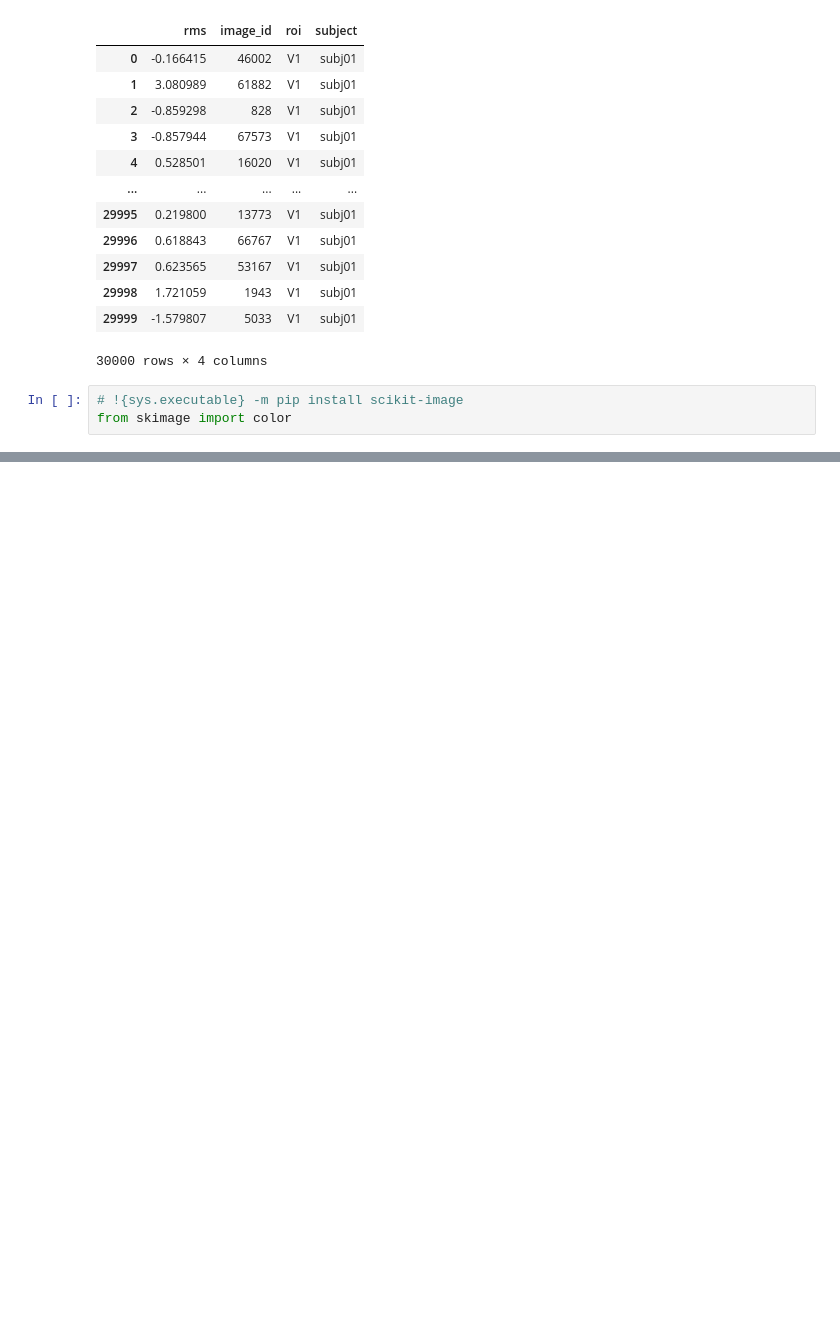
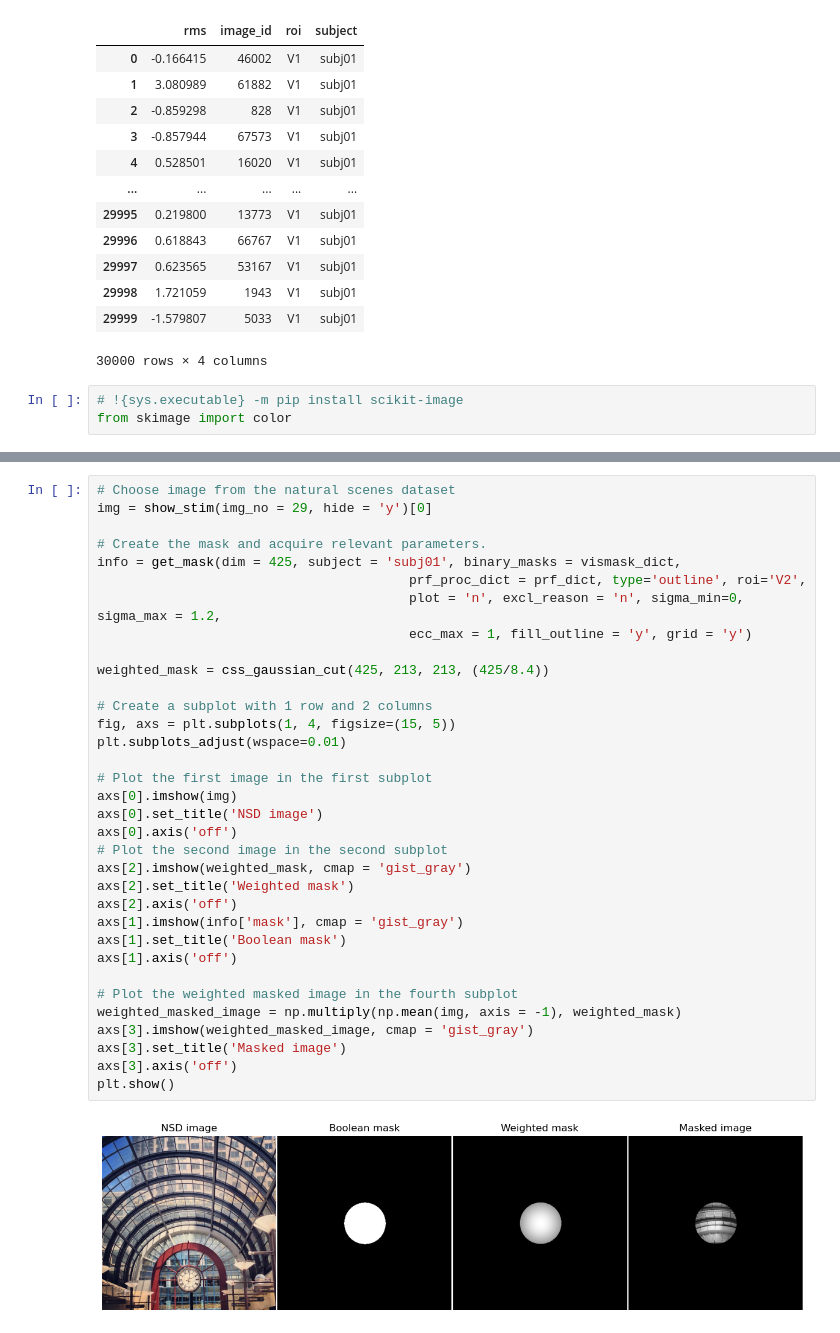
Before and after one commit to WiegerScheurer/spatpred, a Jupyter notebook: notebooks/construction_work.ipynb, the cells around one changed output, grey strips where cells are left out. Saved outputs shown, nothing was run; the diff lists cells and outputs as text; blank space fills up the shorter version.

Commit message:
visual comparison RMS computation

```diff
--- a/notebooks/construction_work.ipynb
+++ b/notebooks/construction_work.ipynb
@@ -375,0 +109,36 @@ def get_rms_hsl(n_images = None, start_img_no = 0 ,roi = 'V1', subject = 'subj01
+# %%
+# Choose image from the natural scenes dataset
+img = show_stim(img_no = 29, hide = 'y')[0]
+
+# Create the mask and acquire relevant parameters.
+info = get_mask(dim = 425, subject = 'subj01', binary_masks = vismask_dict,
+                                        prf_proc_dict = prf_dict, type='outline', roi='V2',
+                                        plot = 'n', excl_reason = 'n', sigma_min=0, sigma_max = 1.2,
+                                        ecc_max = 1, fill_outline = 'y', grid = 'y')
+
+weighted_mask = css_gaussian_cut(425, 213, 213, (425/8.4))
+
+# Create a subplot with 1 row and 2 columns
+fig, axs = plt.subplots(1, 4, figsize=(15, 5))
+plt.subplots_adjust(wspace=0.01)
+
+# Plot the first image in the first subplot
+axs[0].imshow(img)
+axs[0].set_title('NSD image')
+axs[0].axis('off')
+# Plot the second image in the second subplot
+axs[2].imshow(weighted_mask, cmap = 'gist_gray')
+axs[2].set_title('Weighted mask')
+axs[2].axis('off')
+axs[1].imshow(info['mask'], cmap = 'gist_gray')
+axs[1].set_title('Boolean mask')
+axs[1].axis('off')
+
+# Plot the weighted masked image in the fourth subplot
+weighted_masked_image = np.multiply(np.mean(img, axis = -1), weighted_mask)
+axs[3].imshow(weighted_masked_image, cmap = 'gist_gray')
+axs[3].set_title('Masked image')
+axs[3].axis('off')
+plt.show()
+# %% [output]
+[figure, added]
```
Also changed, not shown: parts of 17 cells of this notebook, 2 other files.
